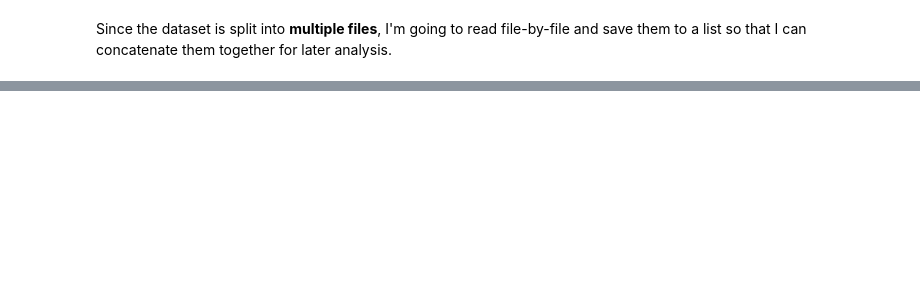
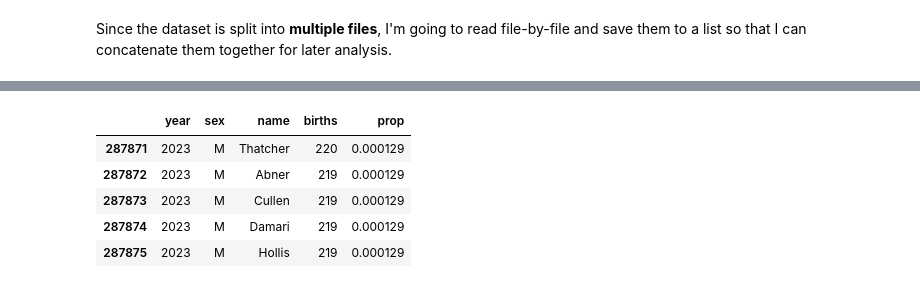
Before and after one commit to dangtna1/US-baby-names-1880-2023, a Jupyter notebook: names-analysis.ipynb, the cells around one changed output, grey strips where cells are left out. Cells and saved outputs as stored; diff of their text form; code cells hidden in the pictures; blank space fills up the shorter version.

```diff
--- a/names-analysis.ipynb
+++ b/names-analysis.ipynb
@@ -25,0 +96,11 @@ names.head()
+# %%
+top_1000 = top_1000.reset_index(drop=True)
+# %%
+top_1000.tail()
+# %% [output]
+|  | year | sex | name | births | prop |
+| 287871 | 2023 | M | Thatcher | 220 | 0.000129 |
+| 287872 | 2023 | M | Abner | 219 | 0.000129 |
+| 287873 | 2023 | M | Cullen | 219 | 0.000129 |
+| 287874 | 2023 | M | Damari | 219 | 0.000129 |
+| 287875 | 2023 | M | Hollis | 219 | 0.000129 |
```
Also changed, not shown: parts of 15 cells of this notebook.
